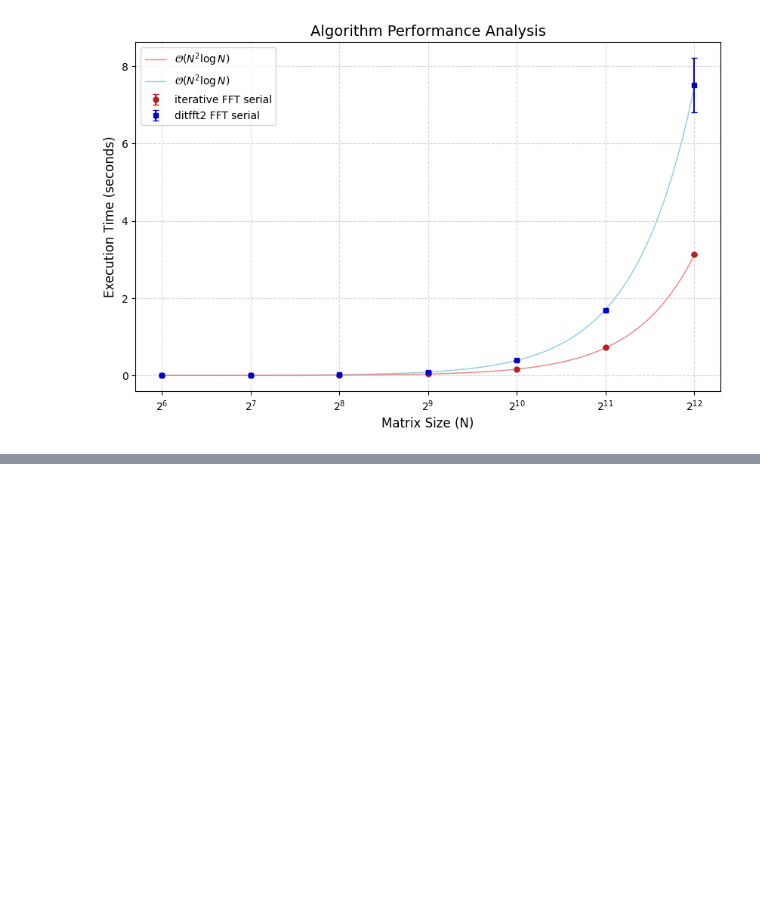
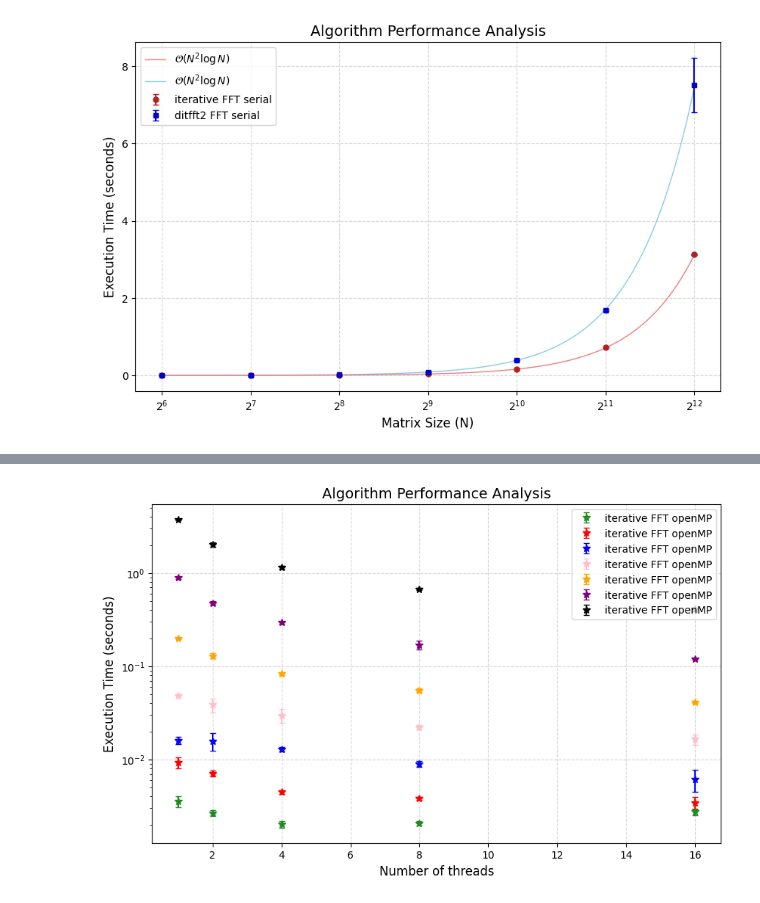
Before and after one commit to LauraRavagnani/Accelerated_FFT, a Jupyter notebook: visualize.ipynb, the cells around one changed output, grey strips where cells are left out. Saved outputs shown, nothing was run; the diff lists cells and outputs as text; code cells hidden in the pictures; blank space fills up the shorter version.

```diff
--- a/visualize.ipynb
+++ b/visualize.ipynb
@@ -246,0 +363,4 @@ plot_benchmark_openmp("results_omp.csv")
+# %%
+plot_openmp_nthreads('results_omp_64.csv', 'results_omp_128.csv', 'results_omp_256.csv', 'results_omp_512.csv', 'results_omp_1024.csv', 'results_omp_2048.csv', 'results_omp_4096.csv')
+# %% [output]
+[figure, added]
```
Also changed, not shown: parts of 3 cells of this notebook, 9 other files.
